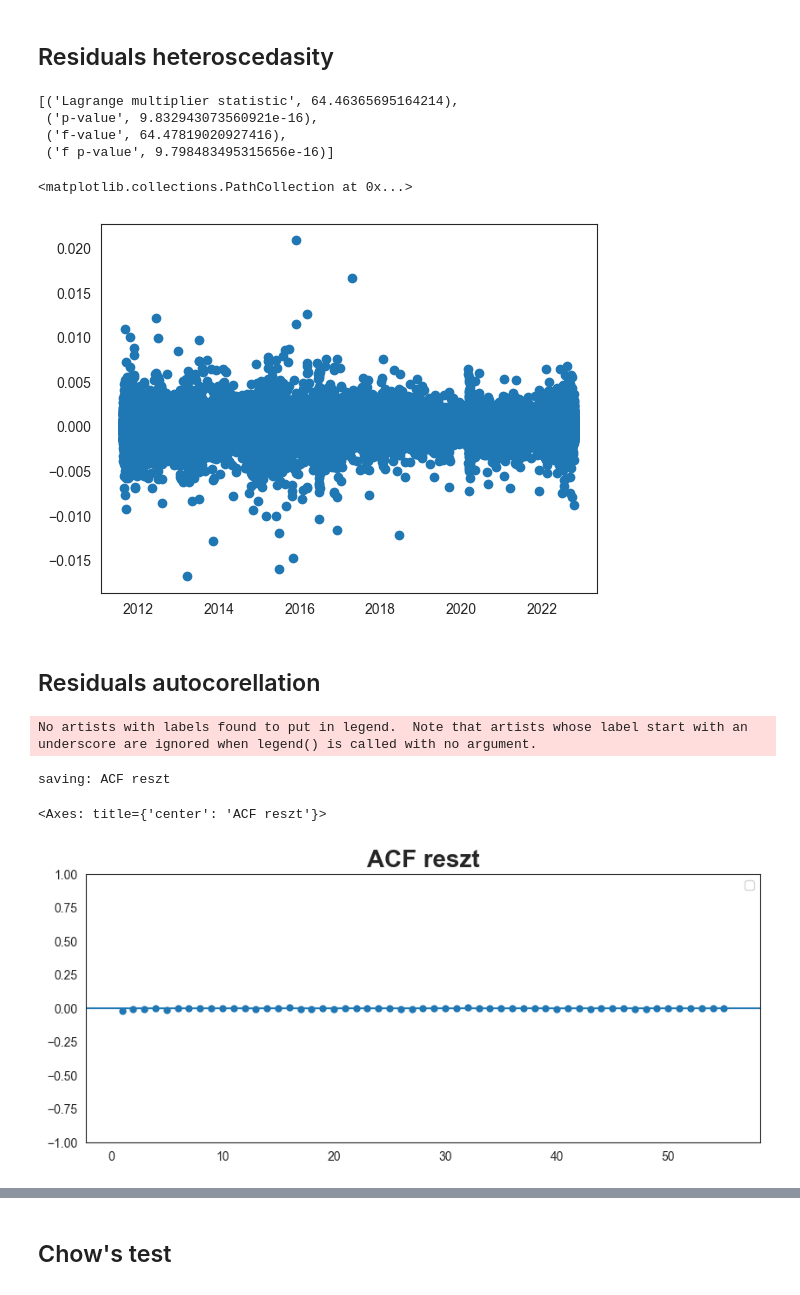
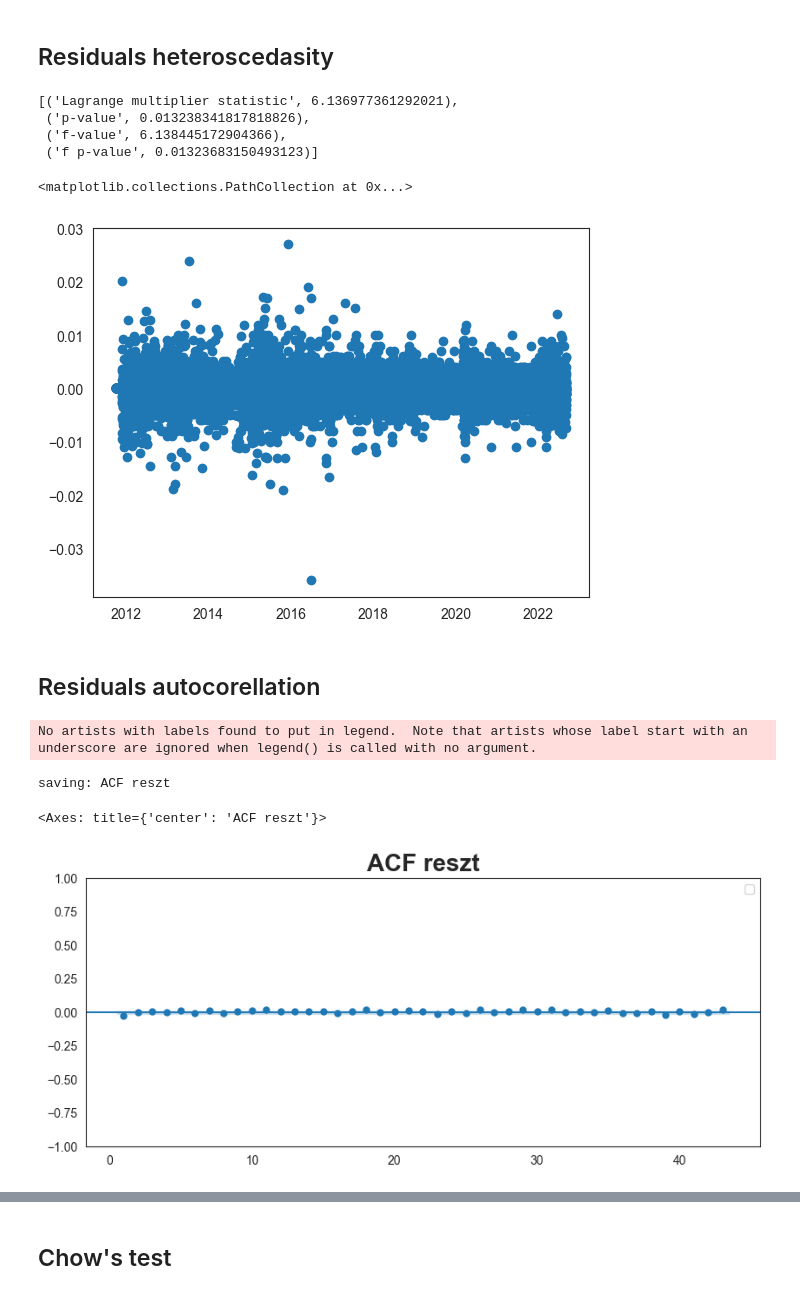
Before and after one commit to sebastiansukiennik01/ForexForecasting, a Jupyter notebook: chapter_3_3.ipynb, the cells around one changed output, grey strips where cells are left out. Cells and saved outputs as stored; diff of their text form; code cells hidden in the pictures.

```diff
--- a/chapter_3_3.ipynb
+++ b/chapter_3_3.ipynb
@@ -20,6 +25,6 @@ pd.set_option("display.max_columns", 50)
 # %%
 CURRENCY = "EURUSD"
-INTERVAL = "15m"
+INTERVAL = "4h"
 # %% [markdown]
 ## Podział na zbiory train, test, validate
 # %%
@@ -33,5 +40,5 @@ eurusd = load(currency=CURRENCY, interval=INTERVAL)
 eurusd = clean_data(eurusd)
 data = DataSet(data=eurusd, ratios=[0.95, 0.05], label=['target_value'])
 tscv = TSCV(dataset=data,
-            n_splits=20,
-            test_size=5)
+            n_splits=25,
+            test_size=200)
@@ -46,19 +73,23 @@ def append_result(res: pd.DataFrame, tscv: TSCV):
                                                     index=[tscv.model.__class__.__name__])])
     return results_df
 # %%
-tscv.run(model=NaiveSeasonal(h=5, k=4), h=5, k=4, norm_type="standarize")
+tscv.run(model=NaiveSeasonal(h=200, k=4), h=200, k=4, norm_type="standarize")
 results_df = append_result(results_df, tscv)
+pred_sns = tscv.predicted
 print("sns")
 
-avg = tscv.run(model=NaiveAVG(h=5, T=4), h=5, T=4, norm_type="standarize")
+avg = tscv.run(model=NaiveAVG(h=200, T=4), h=200, T=4, norm_type="standarize")
 results_df = append_result(results_df, tscv)
+pred_avg = tscv.predicted
 print("avg")
 
-drift = tscv.run(model=NaiveDrift(h=5), h=5, norm_type="standarize")
+drift = tscv.run(model=NaiveDrift(h=200), h=200, norm_type="standarize")
 results_df = append_result(results_df, tscv)
+pred_drift = tscv.predicted
 print("drift")
 
-last = tscv.run(model=NaiveLast(h=5), h=5, norm_type="standarize")
+last = tscv.run(model=NaiveLast(h=200), h=200, norm_type="standarize")
 results_df = append_result(results_df, tscv)
+pred_last = tscv.predicted
 print("last")
 # %% [output]
@@ -344,24 +378,24 @@ names = ['Lagrange multiplier statistic', 'p-value',
 breush = sms.het_breuschpagan(fit.resid, fit.model.exog)
 list(zip(names, breush))
 # %% [output]
-[('Lagrange multiplier statistic', 64.46365695164214),
- ('p-value', 9.832943073560921e-16),
- ('f-value', 64.47819020927416),
- ('f p-value', 9.798483495315656e-16)]
+[('Lagrange multiplier statistic', 6.136977361292021),
+ ('p-value', 0.013238341817818826),
+ ('f-value', 6.138445172904366),
+ ('f p-value', 0.01323683150493123)]
 # %%
-plt.scatter(tscv.dataset.train.index, tscv.residuals)
+plt.scatter(tscv.dataset.train.index, tscv.model.residuals)
 # %% [output]
 <matplotlib.collections.PathCollection at 0x...>
-[figure, old version]
+[figure, new version]
 # %% [markdown]
 ## Residuals autocorellation
 # %%
-ACFPlot().plot(tscv.residuals, title="ACF reszt")
+ACFPlot().plot(tscv.model.residuals, title="ACF reszt")
 # %% [output]
 No artists with labels found to put in legend.  Note that artists whose label start with an underscore are ignored when legend() is called with no argument.
 saving: ACF reszt
 <Axes: title={'center': 'ACF reszt'}>
-[figure, old version]
+[figure, new version]
 # %%
 ACFPlot().plot(tscv.residuals, partial=True, title="PACF reszt")
 # %% [output]
```
Also changed, not shown: parts of 30 cells of this notebook, 32 other files.
